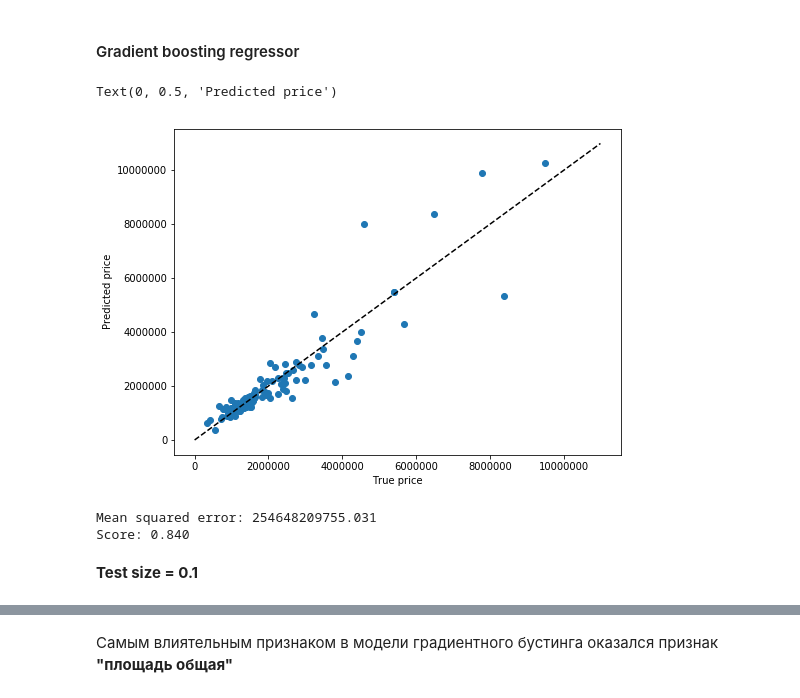
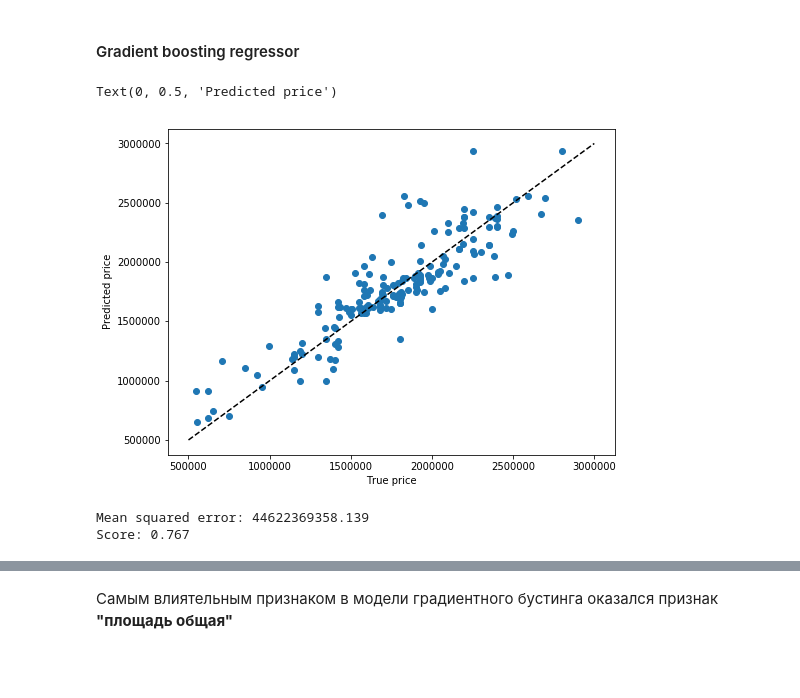
Before and after one commit to vdilchenko/university, a Jupyter notebook: OpenDataScience2018/mlsn_project.ipynb, the cells around one changed output, grey strips where cells are left out. Saved outputs shown, nothing was run; the diff lists cells and outputs as text; code cells hidden in the pictures; blank space fills up the shorter version.

```diff
--- a/OpenDataScience2018/mlsn_project.ipynb
+++ b/OpenDataScience2018/mlsn_project.ipynb
@@ -12,7 +12,7 @@ from sklearn.linear_model import LogisticRegression, LinearRegression
 from sklearn.metrics.regression import mean_squared_error
 from sklearn.metrics import accuracy_score, roc_auc_score, explained_variance_score
 # %%
-data = pd.read_csv('/Users/ilchenkoslava/PycharmProjects/Upwork/MLSN/mlsn_property_data.csv')
+data = pd.read_csv('/Users/ilchenkoslava/PycharmProjects/Upwork/MLSN/mlsn_property_data_new.csv')
 # %%
 data.head().T
 # %% [output]
@@ -274,26 +274,24 @@ plt.show()
 # %%
 from sklearn.ensemble import GradientBoostingRegressor
 
 clf = GradientBoostingRegressor(random_state=17)
 clf.fit(X_train, y_train)
 
 predicted = clf.predict(X_holdout)
 expected = y_holdout
 
 plt.figure(figsize=(8, 6))
 plt.scatter(expected, predicted)
-plt.plot([0, 11000000], [0, 11000000], '--k')
+plt.plot([500000, 3000000], [500000, 3000000], '--k')
 plt.ticklabel_format(useOffset=False, style='plain')
 plt.xlabel('True price')
 plt.ylabel('Predicted price')
 # %% [output]
 Text(0, 0.5, 'Predicted price')
-[figure, old version]
+[figure, new version]
 # %%
 print("Mean squared error: %.3f" % mean_squared_error(expected, predicted))
 print("Score: %.3f" % explained_variance_score(expected, predicted))
 # %% [output]
-Mean squared error: 254648209755.031
-Score: 0.840
+Mean squared error: 44622369358.139
+Score: 0.767
-# %% [markdown]
-<b> Test size = 0.1 </b>
```
Also changed, not shown: parts of 18 cells of this notebook.
